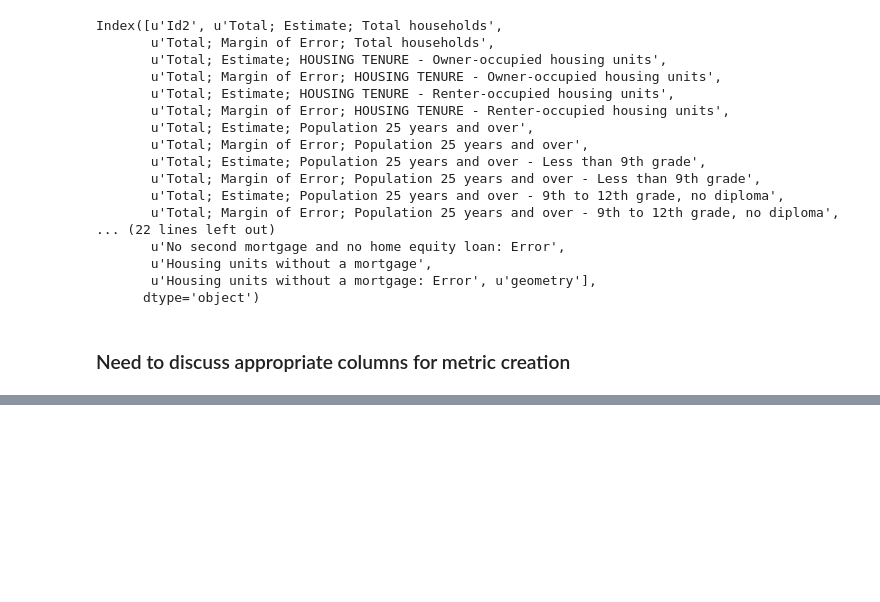
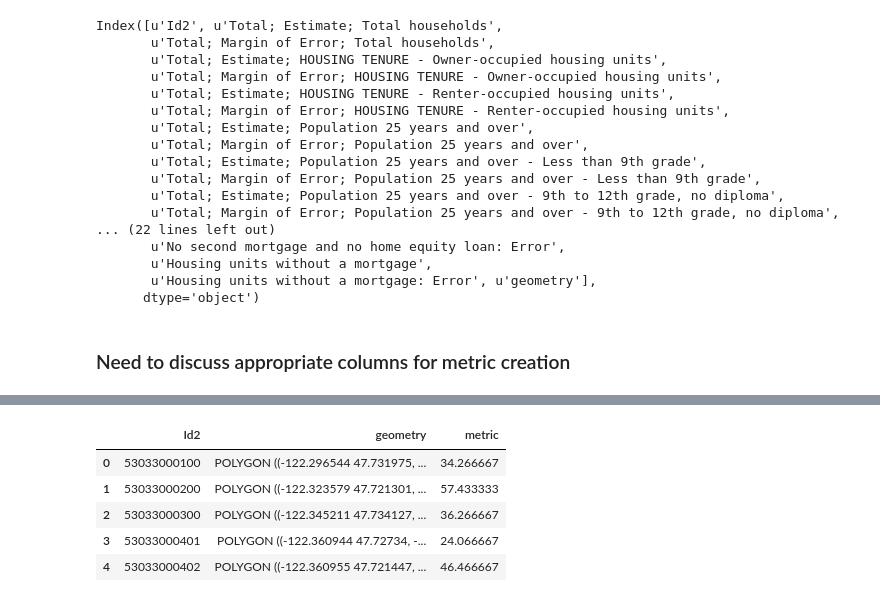
Before and after one commit to argo-marketplace/Block-Project, a Jupyter notebook: mergingData.ipynb, the cells around one changed output, grey strips where cells are left out. Saved outputs shown, nothing was run; the diff lists cells and outputs as text; code cells hidden in the pictures; blank space fills up the shorter version.

```diff
--- a/mergingData.ipynb
+++ b/mergingData.ipynb
@@ -194,0 +254,6 @@ finalDf.to_file('finalShp.shp')
+# %%
+metricAnalysis['metric'] = (metricAnalysis['Percent Median income (dollars); Estimate; Households'] + metricAnalysis['Percent Total; Estimate; Population 25 years and over - Bachelor\'s degree'] \
++ metricAnalysis['Percent Total; Estimate; HOUSING TENURE - Owner-occupied housing unit'])/3
+metricAnalysis['metric'] = metricAnalysis['metric'] * 100
+metricAnalysis = metricAnalysis[['Id2', 'metric']]
+metricAnalysis.head()
@@ -194,0 +267,13 @@ finalDf.to_file('finalShp.shp')
+# %%
+metricShp = pd.merge(finalDf, metricAnalysis, on='Id2', how='inner')
+metricShp = metricShp[['Id2',  u'geometry', u'metric']]
+metricShp = gp.GeoDataFrame(metricShp)
+metricShp.crs = {'init': u'epsg:4326'}
+metricShp.head()
+# %% [output]
+|  | Id2 | geometry | metric |
+| 0 | 53033000100 | POLYGON ((-122.296544 47.731975, ... | 34.266667 |
+| 1 | 53033000200 | POLYGON ((-122.323579 47.721301, ... | 57.433333 |
+| 2 | 53033000300 | POLYGON ((-122.345211 47.734127, ... | 36.266667 |
+| 3 | 53033000401 | POLYGON ((-122.360944 47.72734, -... | 24.066667 |
+| 4 | 53033000402 | POLYGON ((-122.360955 47.721447, ... | 46.466667 |
```
Also changed, not shown: parts of 6 cells of this notebook.
